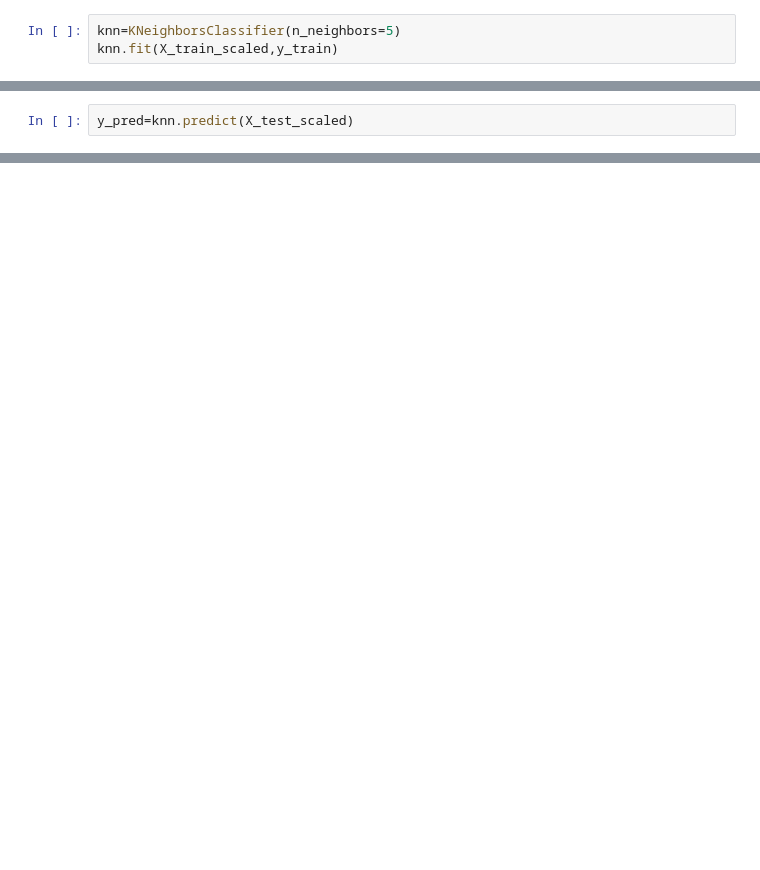
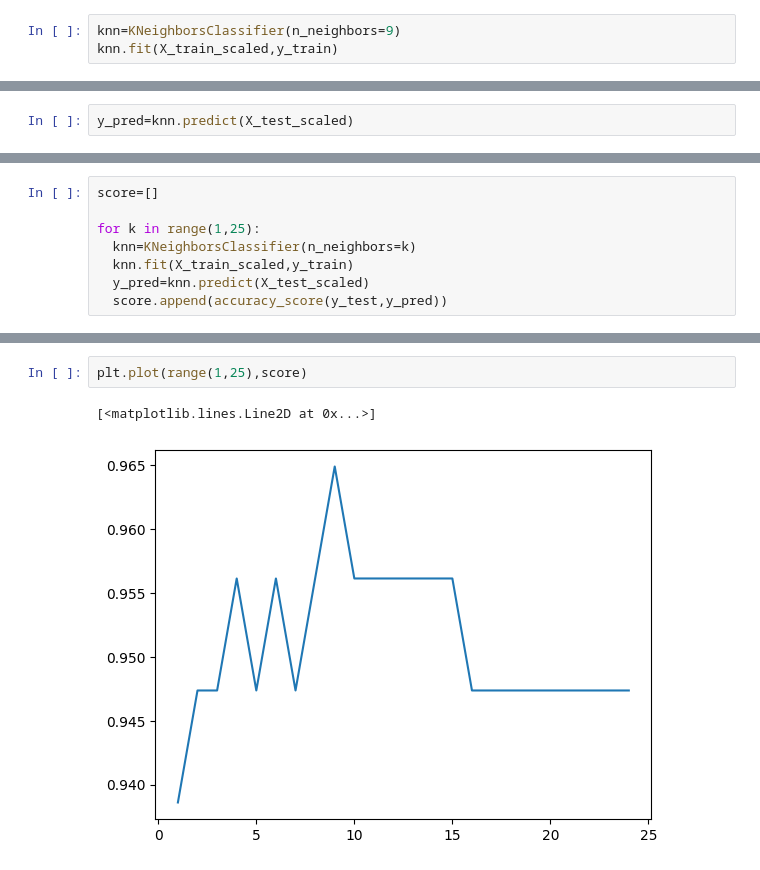
Before and after one commit to ajaykumar080286/MachineLearning, a Jupyter notebook: 38_KNN.ipynb, the cells around one changed output, grey strips where cells are left out. Saved outputs shown, nothing was run; the diff lists cells and outputs as text; blank space fills up the shorter version.

```diff
--- a/38_KNN.ipynb
+++ b/38_KNN.ipynb
@@ -44,6 +44,6 @@ scale=StandardScaler()
 X_train_scaled=scale.fit_transform(X_train)
 X_test_scaled=scale.transform(X_test)
 # %%
-knn=KNeighborsClassifier(n_neighbors=5)
+knn=KNeighborsClassifier(n_neighbors=9)
 knn.fit(X_train_scaled,y_train)
 # %% [output]
@@ -56,0 +57,8 @@ accuracy_score(y_test,y_pred)
+# %%
+score=[]
+
+for k in range(1,25):
+  knn=KNeighborsClassifier(n_neighbors=k)
+  knn.fit(X_train_scaled,y_train)
+  y_pred=knn.predict(X_test_scaled)
+  score.append(accuracy_score(y_test,y_pred))
@@ -56,0 +85,5 @@ accuracy_score(y_test,y_pred)
+# %%
+plt.plot(range(1,25),score)
+# %% [output]
+[<matplotlib.lines.Line2D at 0x...>]
+[figure, added]
```
Also changed, not shown: parts of 3 cells of this notebook.
